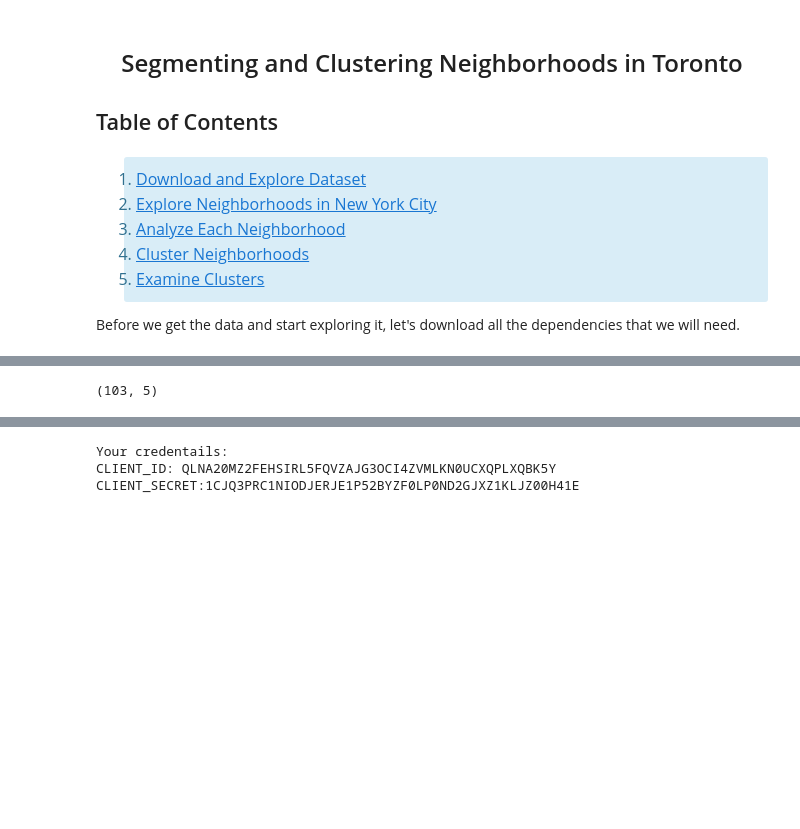
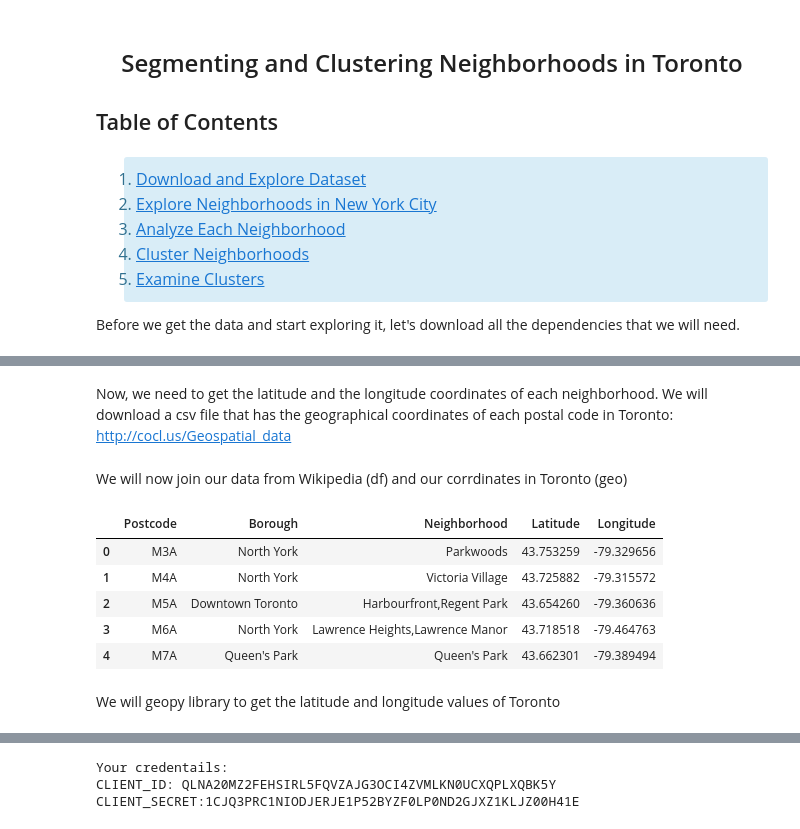
Before and after one commit to louiswillems/Capstone_Project_IBM, a Jupyter notebook: Capston_Project_W3(Toronto).ipynb, the cells around one changed output, grey strips where cells are left out. Drawn from its saved outputs; the diff is of its cells as text; code cells hidden in the pictures; blank space fills up the shorter version.

```diff
--- a/Capston_Project_W3(Toronto).ipynb
+++ b/Capston_Project_W3(Toronto).ipynb
@@ -131,11 +120,23 @@ Shape: (103, 3)
+# %% [markdown]
+Now, we need to get the latitude and the longitude coordinates of each neighborhood.
+We will download a csv file that has the geographical coordinates of each postal code in Toronto: http://cocl.us/Geospatial_data
 # %%
 geo = pd.read_csv('http://cocl.us/Geospatial_data')
 geo.rename(columns={'Postal Code':'Postcode'}, inplace=True)
+# %% [markdown]
+We will now join our data from Wikipedia (df) and our corrdinates in Toronto (geo)
 # %%
 toronto_merged = pd.merge(df, geo, how='left', left_on='Postcode', right_on='Postcode')
-toronto_merged.shape
+toronto_merged.head()
 # %% [output]
-(103, 5)
+|  | Postcode | Borough | Neighborhood | Latitude | Longitude |
+| 0 | M3A | North York | Parkwoods | 43.753259 | -79.329656 |
+| 1 | M4A | North York | Victoria Village | 43.725882 | -79.315572 |
+| 2 | M5A | Downtown Toronto | Harbourfront,Regent Park | 43.654260 | -79.360636 |
+| 3 | M6A | North York | Lawrence Heights,Lawrence Manor | 43.718518 | -79.464763 |
+| 4 | M7A | Queen's Park | Queen's Park | 43.662301 | -79.389494 |
+# %% [markdown]
+We will geopy library to get the latitude and longitude values of Toronto
 # %%
 address = 'Toronto, Ontario'
 
```
Also changed, not shown: parts of 12 cells of this notebook.
